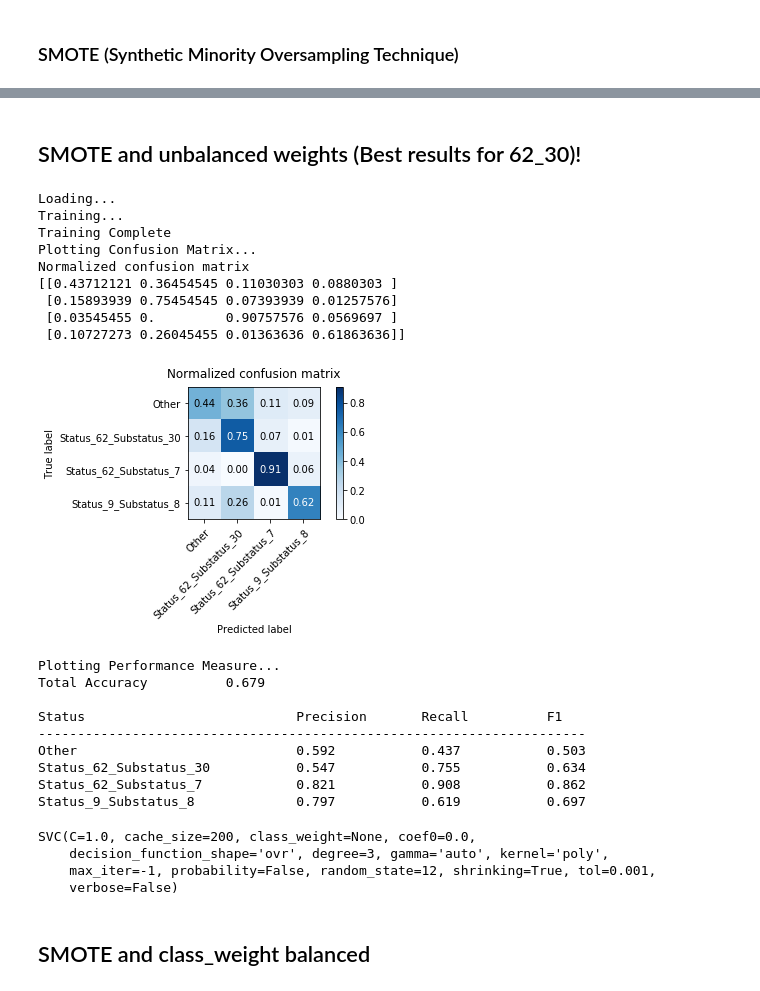
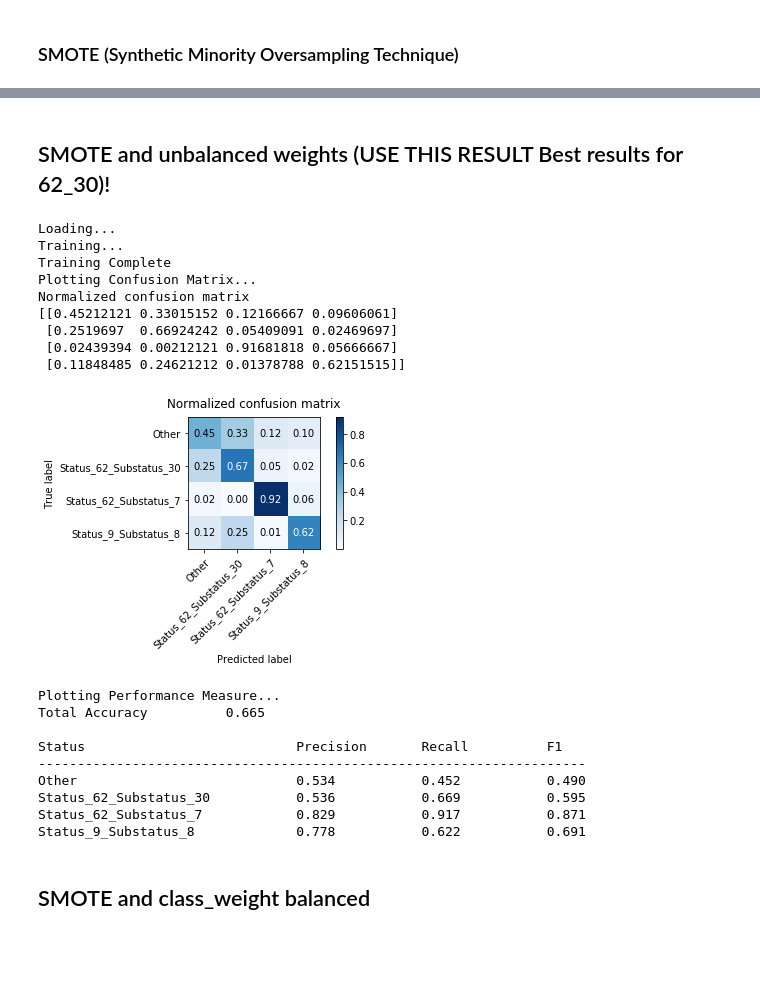
Before and after one commit to StianIsmar/project-thesis, a Jupyter notebook: TE/models/run_models.ipynb, the cells around one changed output, grey strips where cells are left out. Cells and saved outputs as stored; diff of their text form; code cells hidden in the pictures; blank space fills up the shorter version.

Commit message:
SVM with smote

```diff
--- a/TE/models/run_models.ipynb
+++ b/TE/models/run_models.ipynb
@@ -216,31 +209,27 @@ Name: 0, dtype: int64
 # %% [markdown]
-## SMOTE and unbalanced weights (Best results for 62_30)!
+## SMOTE and unbalanced weights (USE THIS RESULT Best results for 62_30)!
 # %%
-svm_method.get_svm_model(X_train_scaled_smote, X_test_scaled_smote, y_train_smote, y_test_smote)
+svm3 = svm_method.get_svm_model(X_train_scaled_smote, X_test_scaled_smote, y_train_smote, y_test_smote)
 # %% [output]
 Loading...
 Training...
 Training Complete
 Plotting Confusion Matrix...
 Normalized confusion matrix
-[[0.43712121 0.36454545 0.11030303 0.0880303 ]
- [0.15893939 0.75454545 0.07393939 0.01257576]
- [0.03545455 0.         0.90757576 0.0569697 ]
- [0.10727273 0.26045455 0.01363636 0.61863636]]
+[[0.45212121 0.33015152 0.12166667 0.09606061]
+ [0.2519697  0.66924242 0.05409091 0.02469697]
+ [0.02439394 0.00212121 0.91681818 0.05666667]
+ [0.11848485 0.24621212 0.01378788 0.62151515]]
-[figure, old version]
+[figure, new version]
 Plotting Performance Measure...
-Total Accuracy          0.679
+Total Accuracy          0.665
 
 Status                           Precision       Recall          F1
 ----------------------------------------------------------------------
-Other                            0.592           0.437           0.503
-Status_62_Substatus_30           0.547           0.755           0.634
-Status_62_Substatus_7            0.821           0.908           0.862
-Status_9_Substatus_8             0.797           0.619           0.697
+Other                            0.534           0.452           0.490
+Status_62_Substatus_30           0.536           0.669           0.595
+Status_62_Substatus_7            0.829           0.917           0.871
+Status_9_Substatus_8             0.778           0.622           0.691
-SVC(C=1.0, cache_size=200, class_weight=None, coef0=0.0,
-    decision_function_shape='ovr', degree=3, gamma='auto', kernel='poly',
-    max_iter=-1, probability=False, random_state=12, shrinking=True, tol=0.001,
-    verbose=False)
 # %% [markdown]
 ## SMOTE and class_weight balanced
 # %%
```
Also changed, not shown: parts of 7 cells of this notebook, 1 other file.
